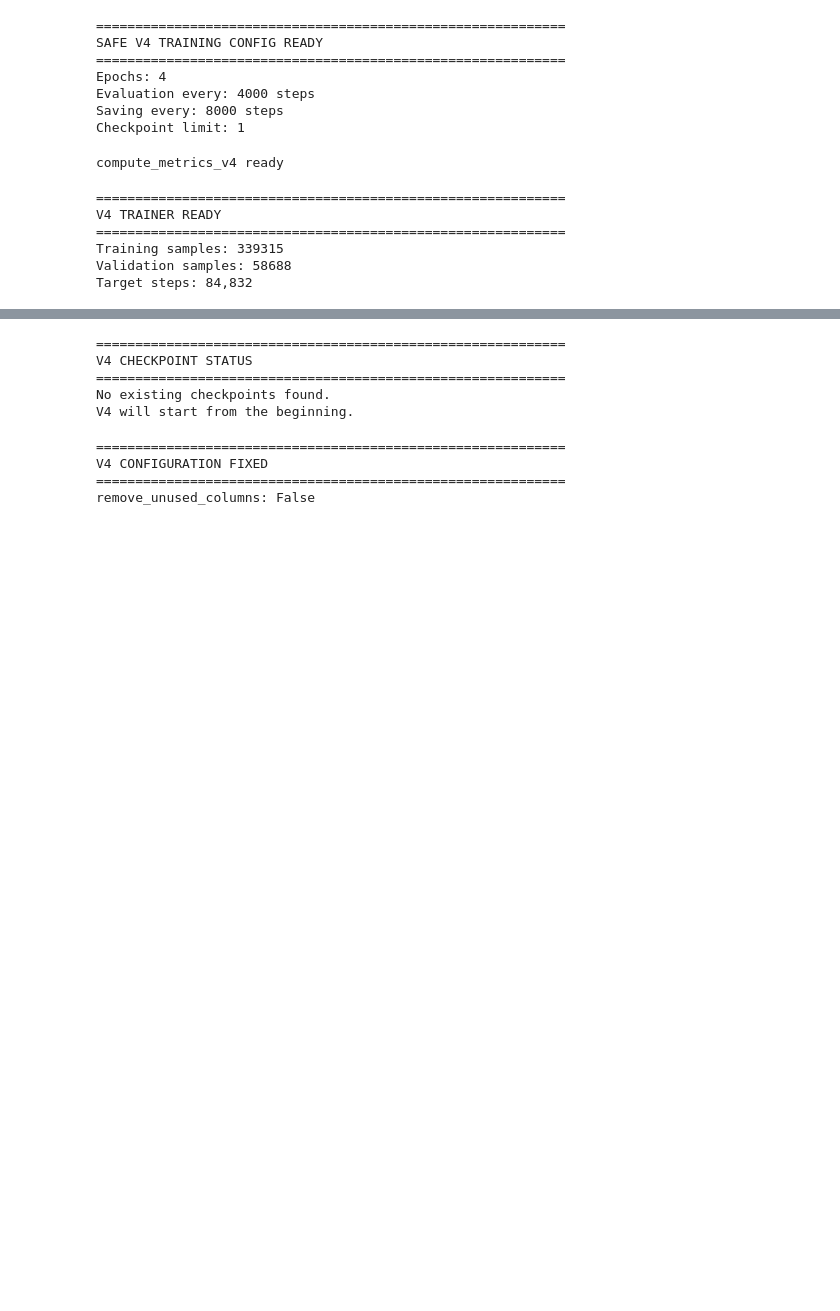
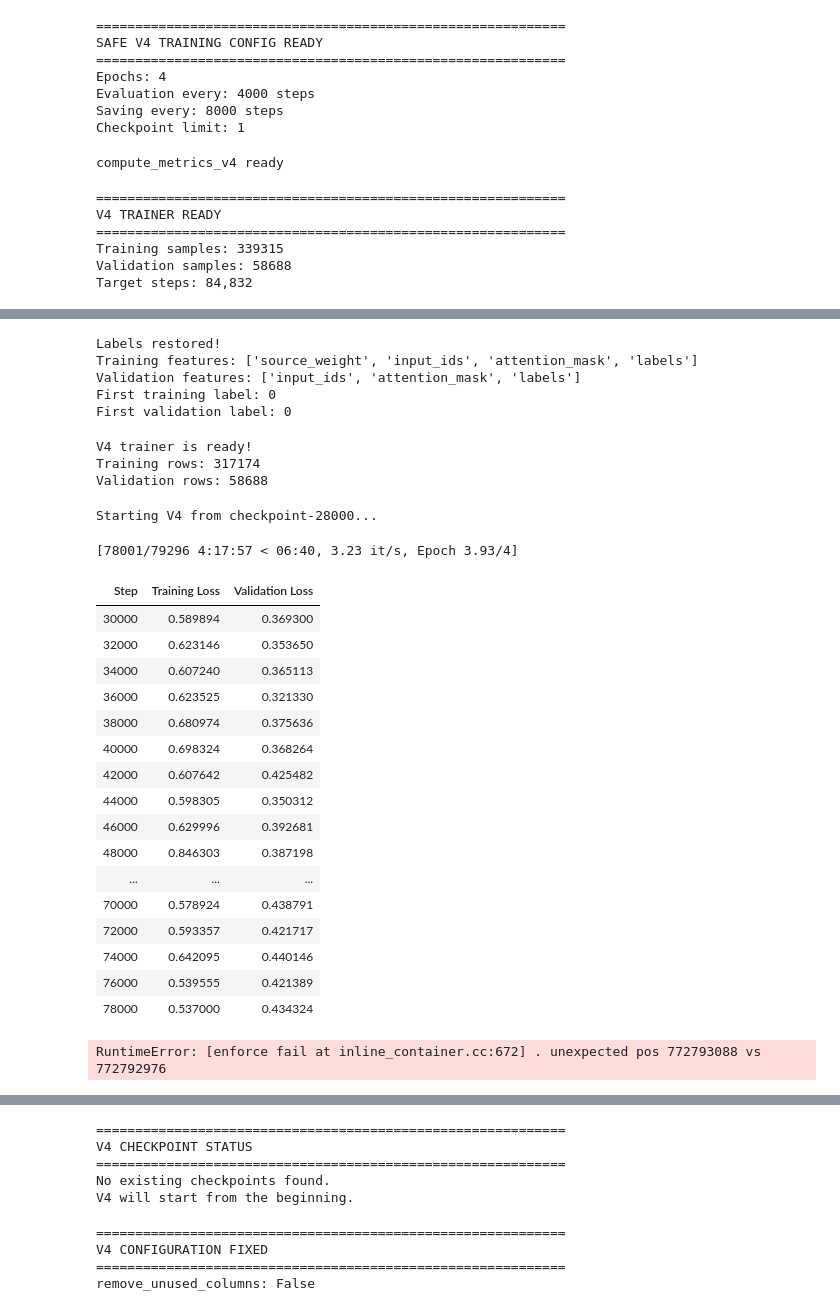
Before and after one commit to kripaapalaniappan/Cyberbullying-Detection-ML, a Jupyter notebook: Yet_another_copy_of_Untitled3.ipynb, the cells around one changed output, grey strips where cells are left out. Saved outputs shown, nothing was run; the diff lists cells and outputs as text; code cells hidden in the pictures; blank space fills up the shorter version.

```diff
--- a/Yet_another_copy_of_Untitled3.ipynb
+++ b/Yet_another_copy_of_Untitled3.ipynb
@@ -8869,0 +9330,72 @@ Target steps: 84,832
+# %%
+train_tokenized_v4 = train_tokenized_v4.add_column(
+    "labels",
+    train_df["label"].tolist()
+)
+
+val_tokenized_v4 = val_tokenized_v4.add_column(
+    "labels",
+    val_df["label"].tolist()
+)
+
+print("Labels restored!")
+
+print("Training features:", train_tokenized_v4.column_names)
+print("Validation features:", val_tokenized_v4.column_names)
+
+print("First training label:", train_tokenized_v4[0]["labels"])
+print("First validation label:", val_tokenized_v4[0]["labels"])
+# %% [output]
+Labels restored!
+Training features: ['source_weight', 'input_ids', 'attention_mask', 'labels']
+Validation features: ['input_ids', 'attention_mask', 'labels']
+First training label: 0
+First validation label: 0
+# %%
+trainer = SourceWeightedTrainer(
+    model=model,
+    args=training_args_v4,
+    train_dataset=train_tokenized_v4,
+    eval_dataset=val_tokenized_v4,
+    data_collator=data_collator
+)
+
+print("V4 trainer is ready!")
+print("Training rows:", len(trainer.train_dataset))
+print("Validation rows:", len(trainer.eval_dataset))
+# %% [output]
+V4 trainer is ready!
+Training rows: 317174
+Validation rows: 58688
+# %%
+checkpoint_28k = (
+    "/content/drive/MyDrive/"
+    "Cyberbullying_Project/xlm_roberta_v4_checkpoints/checkpoint-28000"
+)
+
+print("Starting V4 from checkpoint-28000...")
+
+trainer.train(
+    resume_from_checkpoint=checkpoint_28k
+)
+# %% [output]
+Starting V4 from checkpoint-28000...
+[78001/79296 4:17:57 < 06:40, 3.23 it/s, Epoch 3.93/4]
+| Step | Training Loss | Validation Loss |
+| 30000 | 0.589894 | 0.369300 |
+| 32000 | 0.623146 | 0.353650 |
+| 34000 | 0.607240 | 0.365113 |
+| 36000 | 0.623525 | 0.321330 |
+| 38000 | 0.680974 | 0.375636 |
+| 40000 | 0.698324 | 0.368264 |
+| 42000 | 0.607642 | 0.425482 |
+| 44000 | 0.598305 | 0.350312 |
+| 46000 | 0.629996 | 0.392681 |
+| 48000 | 0.846303 | 0.387198 |
+| ... | ... | ... |
+| 70000 | 0.578924 | 0.438791 |
+| 72000 | 0.593357 | 0.421717 |
+| 74000 | 0.642095 | 0.440146 |
+| 76000 | 0.539555 | 0.421389 |
+| 78000 | 0.537000 | 0.434324 |
+RuntimeError: [enforce fail at inline_container.cc:672] . unexpected pos 772793088 vs 772792976
```
Also changed, not shown: parts of 42 cells of this notebook.
